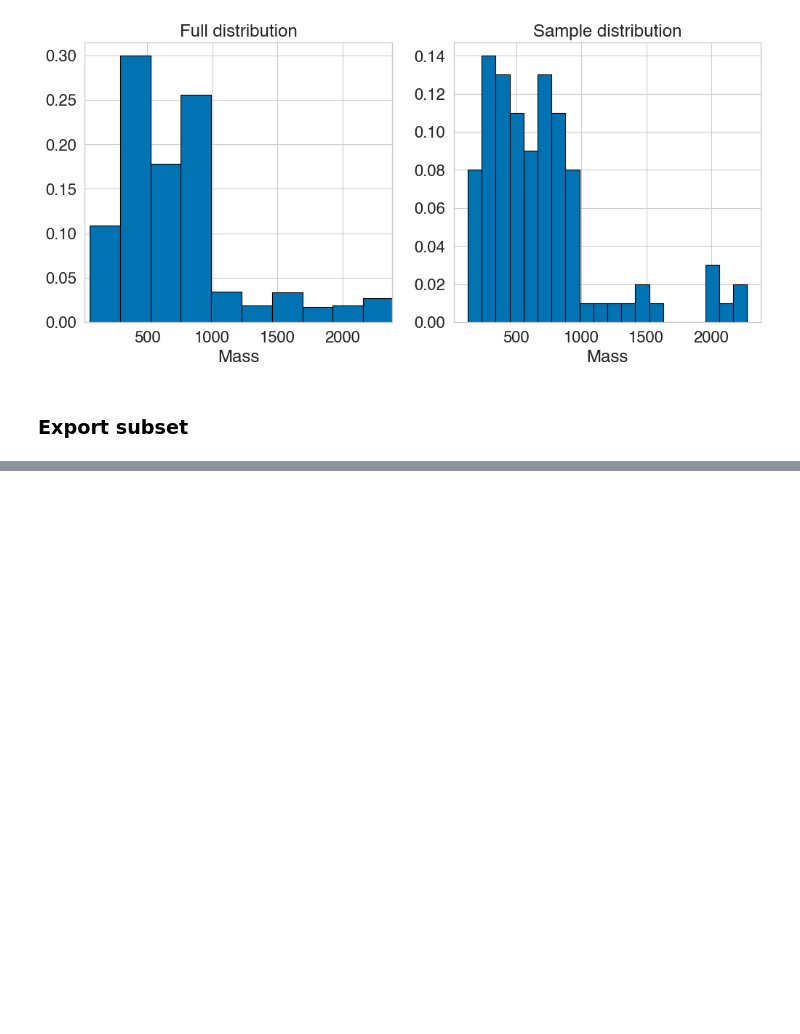
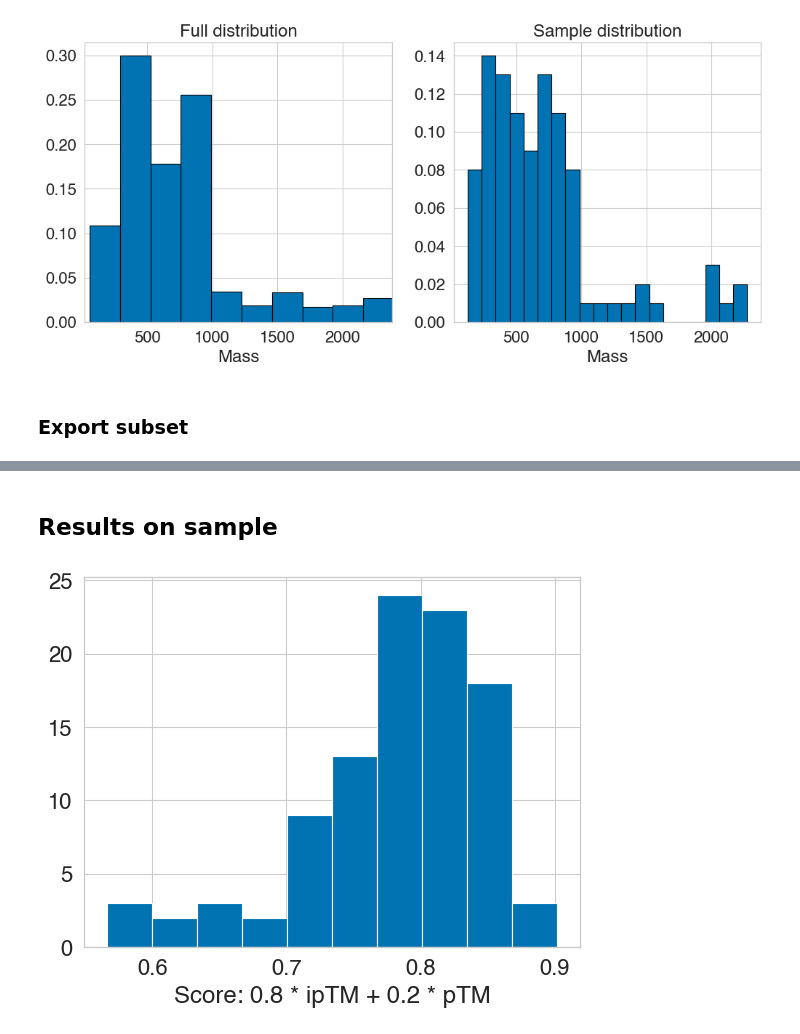
Before and after one commit to Chahrazadt87/AvB, a Jupyter notebook: notebook/lipid_maps.ipynb, the cells around one changed output, grey strips where cells are left out. Cells and saved outputs as stored; diff of their text form; code cells hidden in the pictures; blank space fills up the shorter version.

Commit message:
Plot results

```diff
--- a/notebook/lipid_maps.ipynb
+++ b/notebook/lipid_maps.ipynb
@@ -226,3 +226,11 @@ samples_df.head()
 | LMFA01050225 | 6-hydroxy-heptanoic acid | Fatty Acyls [FA] | Fatty Acids and Conjugates [FA01] | Hydroxy fatty acids [FA0105] | 146.094295 | C7H14O3 | C(CCCCC(O)C)(=O)O | 5312788 |
 # %%
 samples_df.to_csv(base_folder / 'lipid_maps' / 'lipids_sample.csv')
+# %% [markdown]
+## Results on sample
+# %%
+results_df = pd.read_csv(base_folder / 'lipid_maps' / 'lipids_pulldown_sample_results.csv')
+ax = results_df['confidence'].hist(bins=10)
+ax.set_xlabel('Score: 0.8 * ipTM + 0.2 * pTM');
+# %% [output]
+[figure, added]
```
Also changed, not shown: parts of 1 cell of this notebook.
